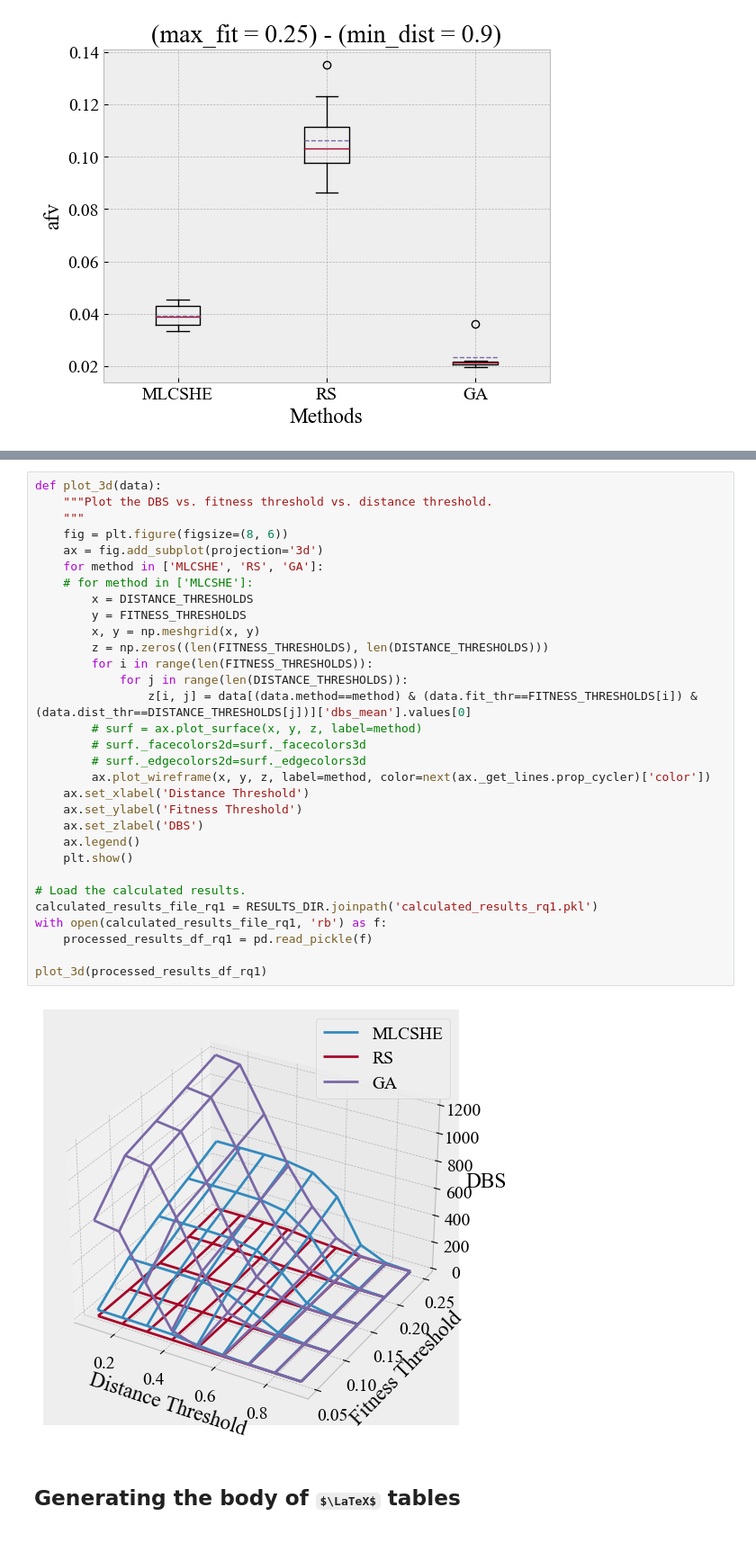
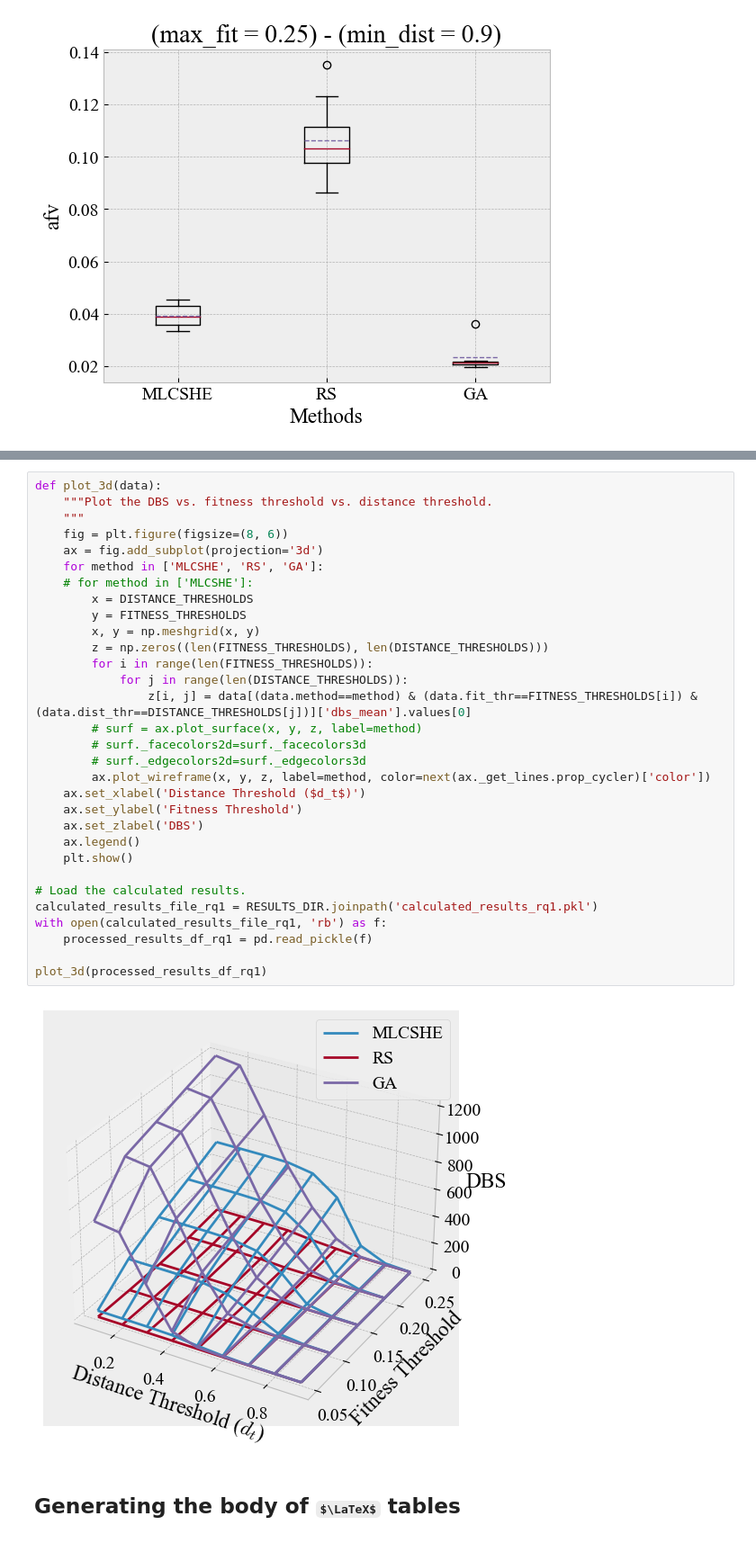
Before and after one commit to SepShr/MLCSHE, a Jupyter notebook: postprocess.ipynb, the cells around one changed output, grey strips where cells are left out. Shown at 90% size. Saved outputs shown, nothing was run; the diff lists cells and outputs as text; some formulas as TeX source.

```diff
--- a/postprocess.ipynb
+++ b/postprocess.ipynb
@@ -413,35 +413,35 @@ draw_dbs_vs_dist_thr(processed_results_df_rq1, 0.20, save_fig=True)
 def plot_3d(data):
     """Plot the DBS vs. fitness threshold vs. distance threshold.
     """
     fig = plt.figure(figsize=(8, 6))
     ax = fig.add_subplot(projection='3d')
     for method in ['MLCSHE', 'RS', 'GA']:
     # for method in ['MLCSHE']:
         x = DISTANCE_THRESHOLDS
         y = FITNESS_THRESHOLDS
         x, y = np.meshgrid(x, y)
         z = np.zeros((len(FITNESS_THRESHOLDS), len(DISTANCE_THRESHOLDS)))
         for i in range(len(FITNESS_THRESHOLDS)):
             for j in range(len(DISTANCE_THRESHOLDS)):
                 z[i, j] = data[(data.method==method) & (data.fit_thr==FITNESS_THRESHOLDS[i]) & (data.dist_thr==DISTANCE_THRESHOLDS[j])]['dbs_mean'].values[0]
         # surf = ax.plot_surface(x, y, z, label=method)
         # surf._facecolors2d=surf._facecolors3d
         # surf._edgecolors2d=surf._edgecolors3d
         ax.plot_wireframe(x, y, z, label=method, color=next(ax._get_lines.prop_cycler)['color'])
-    ax.set_xlabel('Distance Threshold')
+    ax.set_xlabel('Distance Threshold ($d_t$)')
     ax.set_ylabel('Fitness Threshold')
     ax.set_zlabel('DBS')
     ax.legend()
     plt.show()
 
 # Load the calculated results.
 calculated_results_file_rq1 = RESULTS_DIR.joinpath('calculated_results_rq1.pkl')
 with open(calculated_results_file_rq1, 'rb') as f:
     processed_results_df_rq1 = pd.read_pickle(f)
 
 plot_3d(processed_results_df_rq1)
 # %% [output]
-[figure, old version]
+[figure, new version]
 # %% [markdown]
 ## Generating the body of $\LaTeX$ tables
 # %%
```
Also changed, not shown: parts of 1 cell of this notebook.
